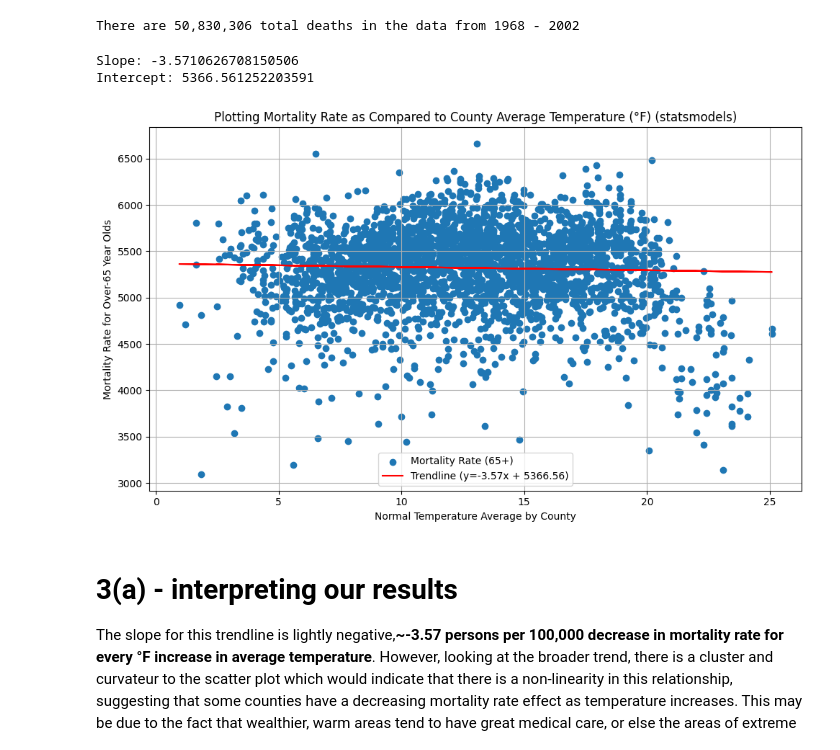
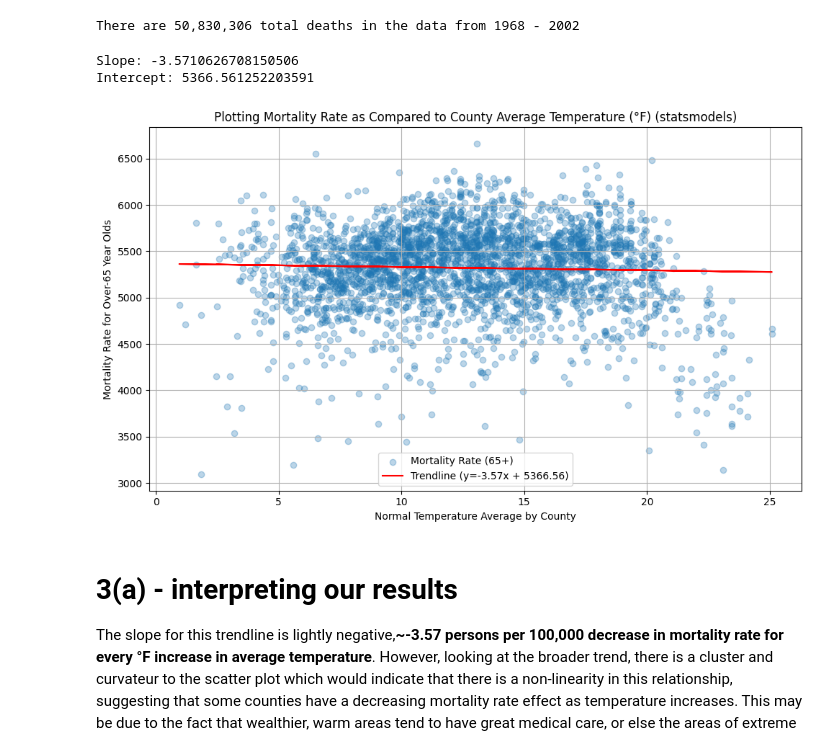
Before and after one commit to neil-stein/Assignment-2_ICP, a Jupyter notebook: Assignment_2_ICP.ipynb, the cells around one changed output. Saved outputs shown, nothing was run; the diff lists cells and outputs as text; code cells hidden in the pictures.

```diff
--- a/Assignment_2_ICP.ipynb
+++ b/Assignment_2_ICP.ipynb
@@ -128,36 +128,36 @@ popweight_tempdf['hotter_days'] = popweight_tempdf['tday_80_90'] + popweight_tem
 
 # next, grouping the counties and calculating mortality
 avgtemp_over65df = popweight_tempdf.groupby('county_x')[['deaths','population','hot_days','hotter_days','normal_1981_2010']].mean()
 avgtemp_over65df['mort_rate'] = avgtemp_over65df['deaths'] / avgtemp_over65df['population']
 avgtemp_over65df['mort_rate'] = avgtemp_over65df['mort_rate'] * 100000
 
 
 # next, creating linear regression
 model = smf.ols('mort_rate ~ normal_1981_2010', data= avgtemp_over65df)
 results = model.fit()
 avg_slope_sm = results.params['normal_1981_2010']
 avg_intercept_sm = results.params['Intercept']
 
 # printing the components of the linear regression
 print(f'Slope: {avg_slope_sm}')
 print(f'Intercept: {avg_intercept_sm}')
 
 # last, plotting with the trendline
 avg_trendline_sm = avg_intercept_sm + avg_slope_sm * avgtemp_over65df['normal_1981_2010']
 plt.figure(figsize=(10, 6))
-plt.scatter(avgtemp_over65df['normal_1981_2010'], avgtemp_over65df['mort_rate'], label='Mortality Rate (65+)')
-plt.plot(avgtemp_over65df['normal_1981_2010'], avg_trendline_sm, color= 'red', linestyle='-', label=f'Trendline (y={avg_slope_sm:.2f}x + {avg_intercept_sm:.2f})')
+plt.scatter(avgtemp_over65df['normal_1981_2010'], avgtemp_over65df['mort_rate'], alpha= 0.3, label='Mortality Rate (65+)')
+plt.plot(avgtemp_over65df['normal_1981_2010'], avg_trendline_sm, color= 'red', linestyle='-',label=f'Trendline (y={avg_slope_sm:.2f}x + {avg_intercept_sm:.2f})')
 plt.xlabel("Normal Temperature Average by County")
 plt.ylabel("Mortality Rate for Over-65 Year Olds")
 plt.title("Plotting Mortality Rate as Compared to County Average Temperature (°F) (statsmodels)")
 plt.legend()
 plt.grid(True)
 plt.tight_layout()
 plt.show()
 # %% [output]
 Slope: -3.5710626708150506
 Intercept: 5366.561252203591
-[figure, old version]
+[figure, new version]
 # %% [markdown]
 # 3(a) - interpreting our results
 
```
Also changed, not shown: parts of 1 cell of this notebook, 1 other file.
